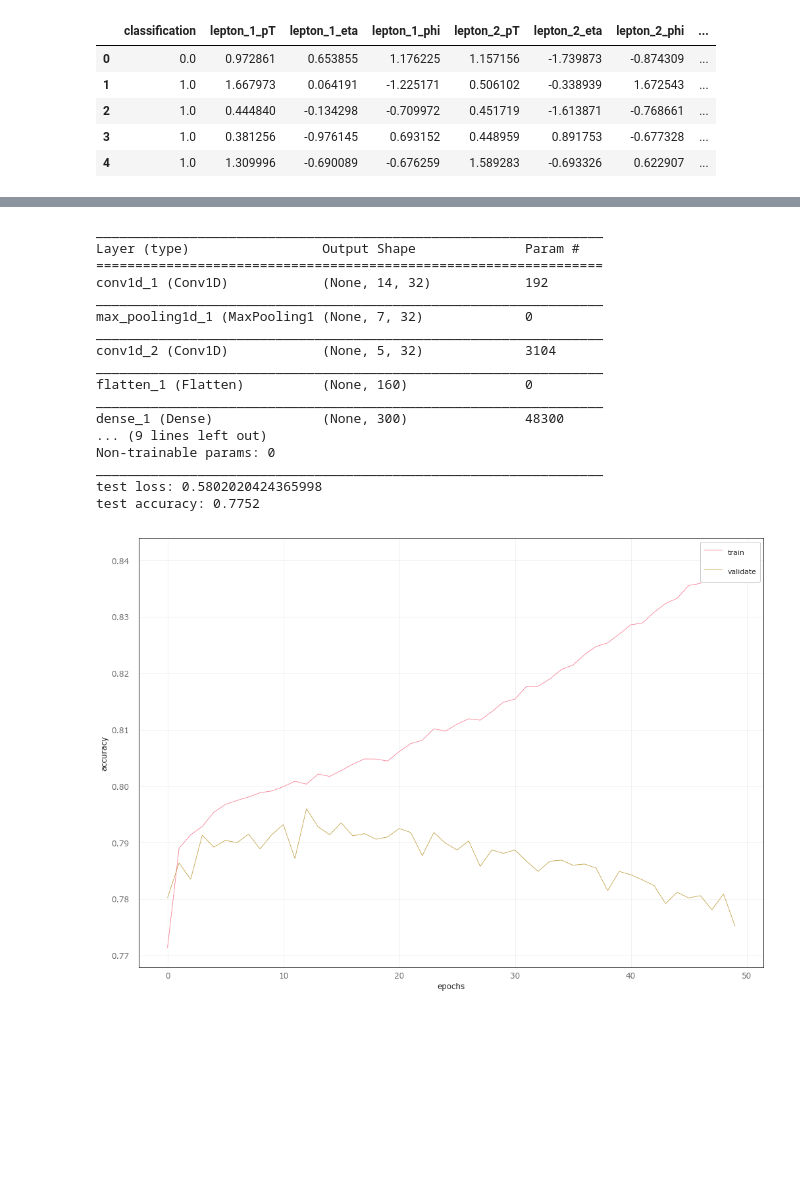
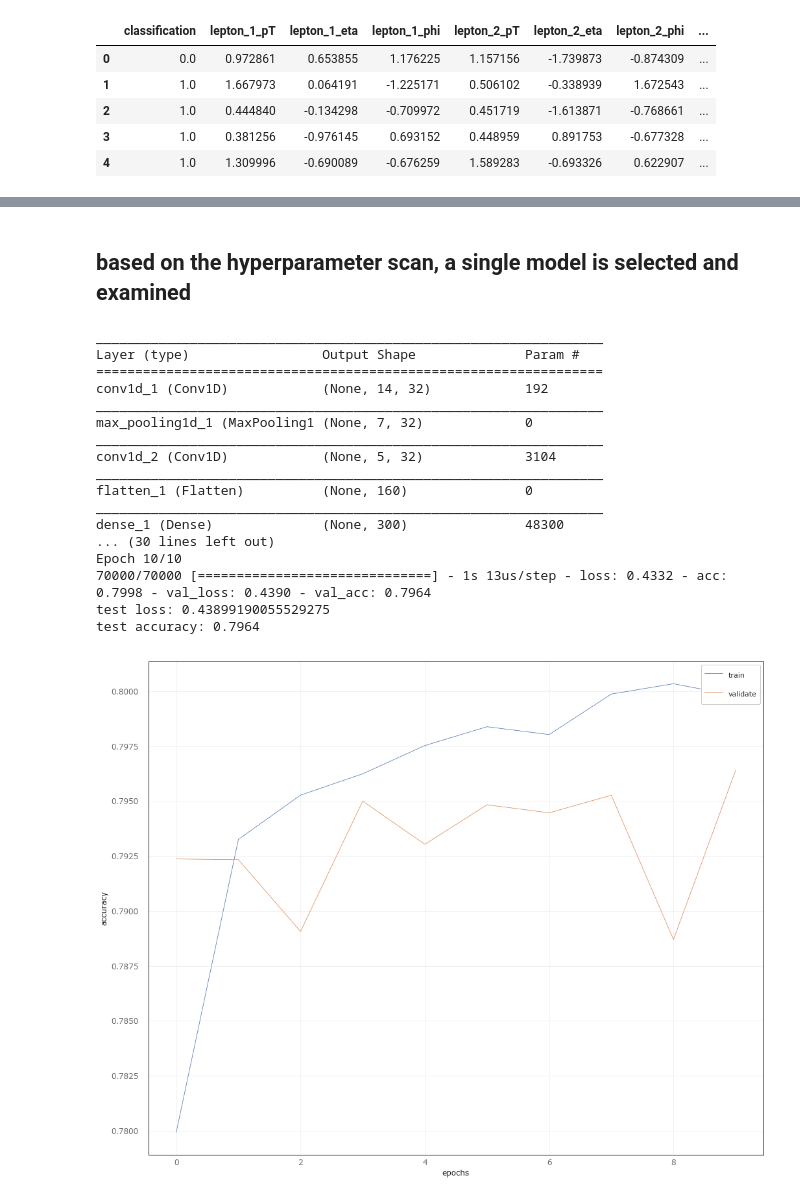
Before and after one commit to wdbm/Psychedelic_Machine_Learning_in_the_Cenozoic_Era, a Jupyter notebook: Keras_convolutional_SUSY.ipynb, the cells around one changed output, grey strips where cells are left out. Cells and saved outputs as stored; diff of their text form; code cells hidden in the pictures; blank space fills up the shorter version.

```diff
--- a/Keras_convolutional_SUSY.ipynb
+++ b/Keras_convolutional_SUSY.ipynb
@@ -54,7 +56,7 @@ from vis.utils import utils
 Using TensorFlow backend.
 # %%
 %matplotlib inline
-plt.rcParams["figure.figsize"] = [17, 12]
+plt.rcParams["figure.figsize"] = [17, 14]
 # %%
 df = pd.read_csv(
     "SUSY_100k.csv",
@@ -108,4 +135,6 @@ df.hist();
 # %%
-plot = sns.clustermap(df.corr())
+#hierarchically-clustered correlations
+plot = sns.clustermap(df.corr(), linewidths=0.1)
+hierarchically_clustered_features = plot.data2d.columns
 _ = plt.setp(plot.ax_heatmap.get_yticklabels(), rotation = 0)
 # %% [output]
@@ -112,0 +144,3 @@ _ = plt.setp(plot.ax_heatmap.get_yticklabels(), rotation = 0)
+# %%
+df = df[hierarchically_clustered_features.tolist()]
+df.head()
@@ -116,20 +157,22 @@ _ = plt.setp(plot.ax_heatmap.get_yticklabels(), rotation = 0)
 df['labels'] = df['classification'].astype('category').cat.codes
 x = df.drop(columns = ['classification', 'labels']).values.astype('float32')
 y = df['classification']
-# Convert class vectors to binary class matrices using 1 hot encoding.
-# 0 ---> 1, 0, 0
-# 1 ---> 0, 1, 0
-# 2 ---> 0, 0, 1
 num_classes = len(y.unique())
 y_raw = y # non-categorical
-y = keras.utils.to_categorical(y, len(y.unique()))
 
 x = np.asarray(x)
 y = np.asarray(y)
 
 x = x.reshape(len(x), 18, 1)
 
-x_train, x_test, y_train, y_test = train_test_split(x, y, test_size = 0.1, shuffle = True)
+x_train, x_test, y_train, y_test = train_test_split(x, y, test_size = 0.3, shuffle = True)
+
+# Convert class vectors to binary class matrices using 1 hot encoding.
+# 0 ---> 1, 0
+# 1 ---> 0, 1
+y_cat   = keras.utils.to_categorical(y, len(y_raw.unique()))
+y_train = keras.utils.to_categorical(y_train, len(y_raw.unique()))
+y_test  = keras.utils.to_categorical(y_test,  len(y_raw.unique()))
 # %%
 # Define a callback class which is to be passed to the model fitting function
 # as an element of a list of possible callbacks.
@@ -368,4 +342,7 @@ _ = plt.setp(plot.ax_heatmap.get_yticklabels(), rotation = 0)
+# %% [markdown]
+## based on the hyperparameter scan, a single model is selected and examined
 # %%
+%%time
 model = Sequential()
 model.add(Conv1D(32, (5), strides = (1), input_shape = (18, 1), activation = 'relu'))
 model.add(MaxPooling1D(pool_size = (2), strides = (2)))
@@ -381,7 +358,7 @@ model.compile(loss = "categorical_crossentropy", optimizer = "nadam", metrics =
 #plot_model(model, to_file = "model.png")
 model.summary()
 
-epochs     = 50
+epochs     = 10
 batch_size = 256
 
 model.fit(
@@ -389,37 +366,37 @@ model.fit(
     y_train,
     batch_size      = batch_size,
     epochs          = epochs,
-    verbose         = False,
+    verbose         = True,
     validation_data = (x_test, y_test),
     callbacks       = [history]
 )
 
 score = model.evaluate(x_test, y_test, verbose = False)
 
 print('test loss:', score[0])
 print('test accuracy:', score[1])
 plt.plot(history.acc, label='train')
 plt.plot(history.val_acc, label='validate')
 plt.legend()
 plt.xlabel('epochs')
 plt.ylabel('accuracy')
 plt.show()
 # %% [output]
 _________________________________________________________________
 Layer (type)                 Output Shape              Param #
 =================================================================
 conv1d_1 (Conv1D)            (None, 14, 32)            192
 _________________________________________________________________
 max_pooling1d_1 (MaxPooling1 (None, 7, 32)             0
 _________________________________________________________________
 conv1d_2 (Conv1D)            (None, 5, 32)             3104
 _________________________________________________________________
 flatten_1 (Flatten)          (None, 160)               0
 _________________________________________________________________
 dense_1 (Dense)              (None, 300)               48300
-... (9 lines left out)
-Non-trainable params: 0
-_________________________________________________________________
-test loss: 0.5802020424365998
-test accuracy: 0.7752
+... (30 lines left out)
+Epoch 10/10
+70000/70000 [==============================] - 1s 13us/step - loss: 0.4332 - acc: 0.7998 - val_loss: 0.4390 - val_acc: 0.7964
+test loss: 0.43899190055529275
+test accuracy: 0.7964
-[figure, old version]
+[figure, new version]
```
Also changed, not shown: parts of 47 cells of this notebook.
